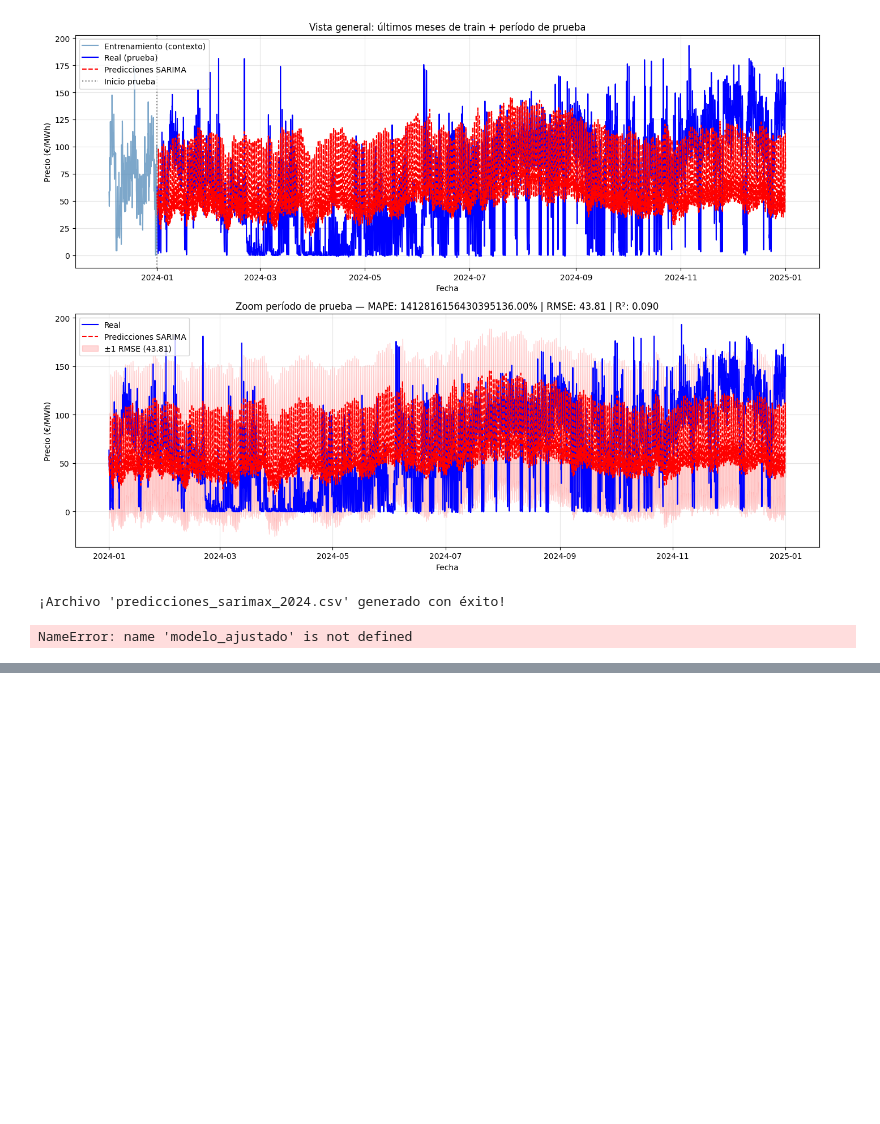
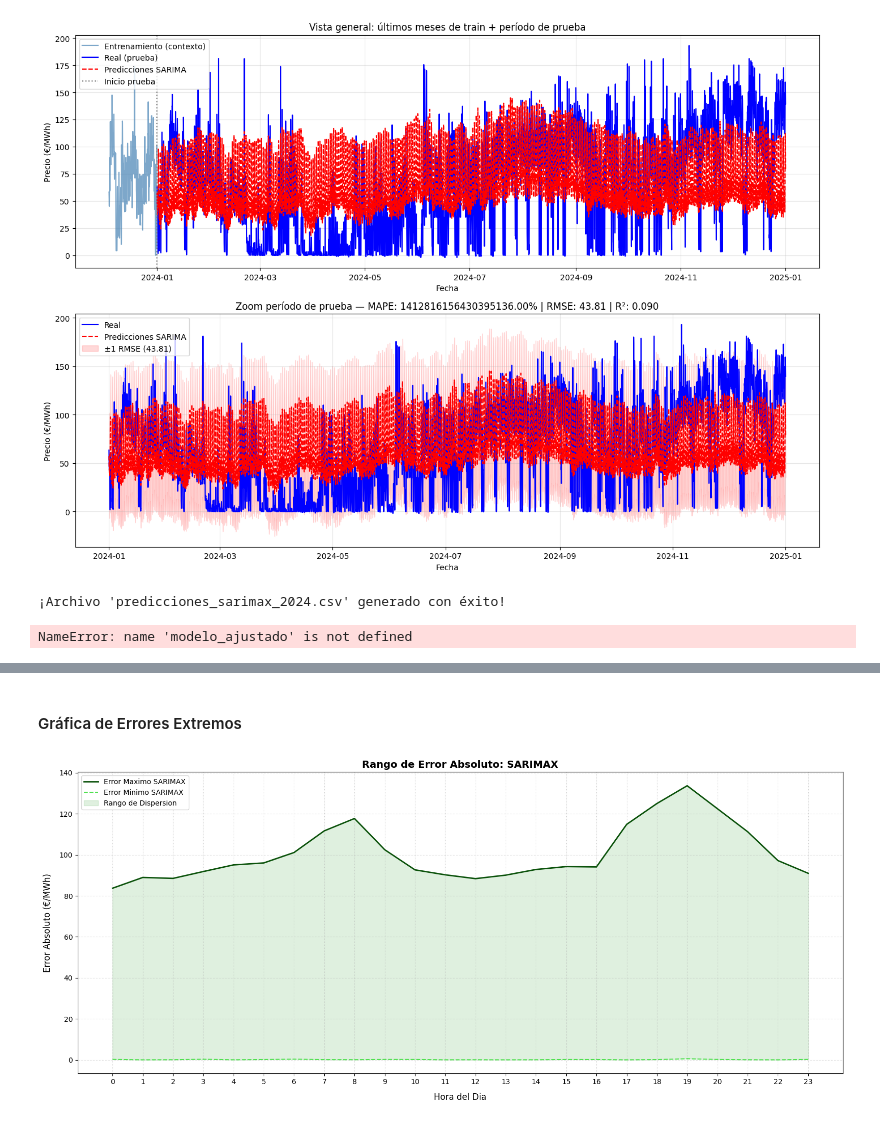
Before and after one commit to JaimeSa03/TFG_Model_Predictor, a Jupyter notebook: Experimentos/Series_Temp/SARIMAX/SARIMAX_predictor.ipynb, the cells around one changed output, grey strips where cells are left out. Cells and saved outputs as stored; diff of their text form; code cells hidden in the pictures; blank space fills up the shorter version.

```diff
--- a/Experimentos/Series_Temp/SARIMAX/SARIMAX_predictor.ipynb
+++ b/Experimentos/Series_Temp/SARIMAX/SARIMAX_predictor.ipynb
@@ -435,0 +619,51 @@ Si aplicas el cambio de method='powell' y recortas las columnas temporales del d
+# %% [markdown]
+#### Gráfica de Errores Extremos
+# %%
+import numpy as np
+import matplotlib.pyplot as plt
+import pandas as pd
+
+# =======================================================================================
+# 9. ANALISIS HORARIO DE ERRORES EXTREMOS (MAXIMOS Y MINIMOS - SARIMAX)
+# =======================================================================================
+
+# 1. Carga del archivo CSV de resultados
+df_resultados_csv = pd.read_csv('predicciones_sarimax_2024.csv', index_col=0, parse_dates=True)
+
+# Funcion para extraer el error absoluto maximo y minimo por hora
+def calcular_errores_extremos(df, col_pred):
+    error_absoluto = (df['Precio_Real'] - df[col_pred]).abs()
+    err_max = error_absoluto.groupby(df['hour']).max()
+    err_min = error_absoluto.groupby(df['hour']).min()
+    return err_max, err_min
+
+# Calculo dinamico para SARIMAX
+max_sarimax, min_sarimax = calcular_errores_extremos(df_resultados_csv, 'Prediccion_SARIMAX')
+
+horas = np.arange(24)
+
+# Creamos una grafica para SARIMAX
+fig, ax = plt.subplots(figsize=(16, 7))
+
+# ---------------------------------------------------------------------------------------
+# PANEL: SARIMAX (Verde)
+# ---------------------------------------------------------------------------------------
+ax.plot(horas, max_sarimax, color='#0b520b', linestyle='-', linewidth=2, label='Error Maximo SARIMAX')
+ax.plot(horas, min_sarimax, color='#4ee04e', linestyle='--', linewidth=1.5, label='Error Minimo SARIMAX')
+ax.fill_between(horas, min_sarimax, max_sarimax, color='#2ca02c', alpha=0.15, label='Rango de Dispersion')
+ax.set_title('Rango de Error Absoluto: SARIMAX', fontsize=14, fontweight='bold')
+ax.set_xlabel('Hora del Dia', fontsize=12, labelpad=10)
+ax.set_ylabel('Error Absoluto (€/MWh)', fontsize=12, labelpad=10)
+ax.grid(True, linestyle=':', alpha=0.6)
+ax.legend(loc='upper left', fontsize=10)
+
+# Configuracion de los ejes
+plt.xticks(horas)
+
+plt.tight_layout()
+
+# Guardado automatico
+plt.savefig('grafico_errores_extremos_horarios_sarimax_2024.png', dpi=300)
+plt.show()
+# %% [output]
+[figure, added]
```
Also changed, not shown: parts of 13 cells of this notebook, 13 other files.
